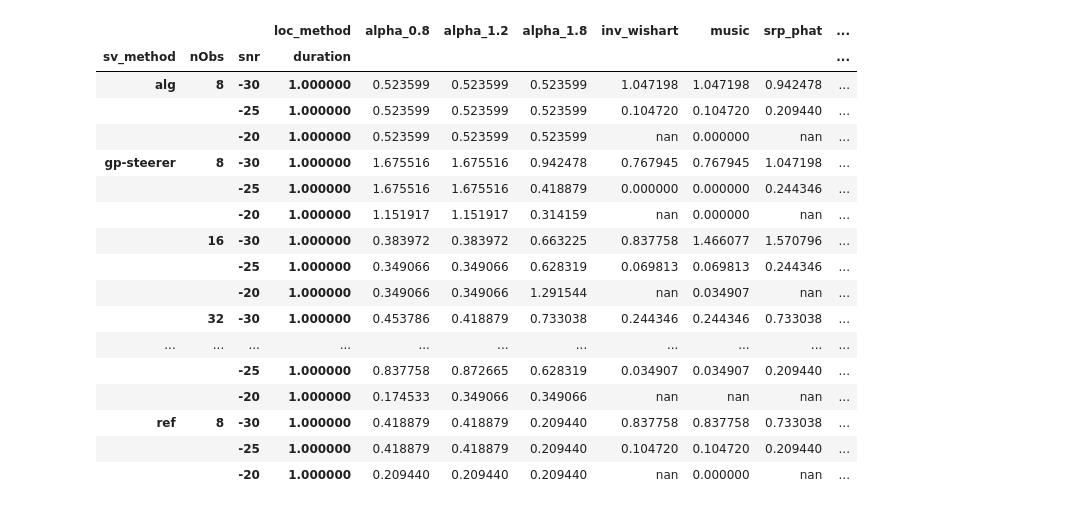
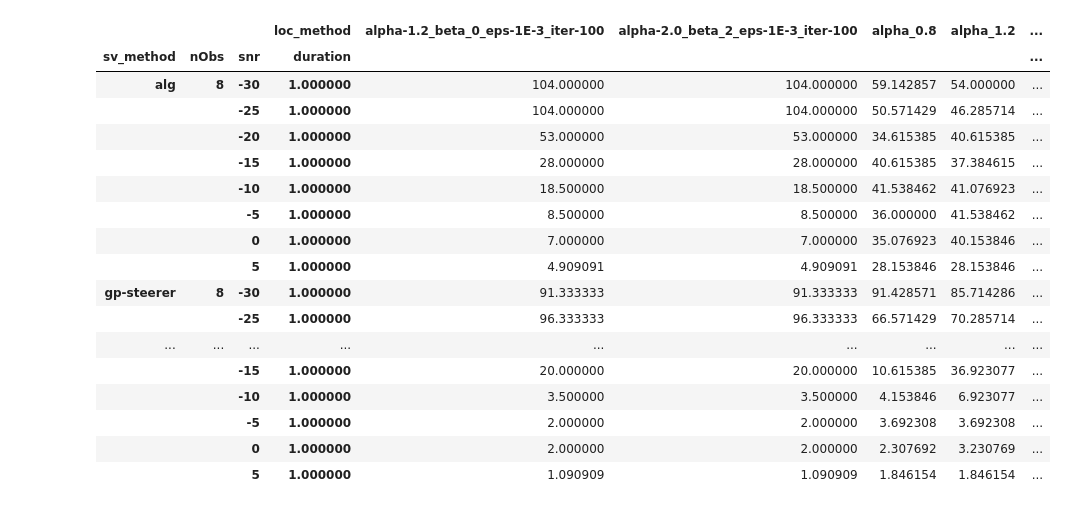
Before and after one commit to Chutlhu/shamans, a Jupyter notebook: analysize_results_exp1.ipynb, the cells around one changed output. Cells and saved outputs as stored; diff of their text form; code cells hidden in the pictures.

```diff
--- a/analysize_results_exp1.ipynb
+++ b/analysize_results_exp1.ipynb
@@ -35,26 +36,26 @@ sns.relplot(data=df, x='snr', y='error_s1', hue='nObs', style='sv_method', marke
 # %%
 df.pivot_table(
-        values='error_s1',
+        values='error_s1_',
         index=['sv_method', 'nObs', 'snr', 'duration'],
         columns='loc_method',
         aggfunc='mean'
 ).style.background_gradient(cmap='viridis', axis=1)
 # %% [output]
-|  |  |  | loc_method | alpha_0.8 | alpha_1.2 | alpha_1.8 | inv_wishart | music | srp_phat | ... |
-| sv_method | nObs | snr | duration |  |  |  |  |  |  | ... |
-| alg | 8 | -30 | 1.000000 | 0.523599 | 0.523599 | 0.523599 | 1.047198 | 1.047198 | 0.942478 | ... |
-|  |  | -25 | 1.000000 | 0.523599 | 0.523599 | 0.523599 | 0.104720 | 0.104720 | 0.209440 | ... |
-|  |  | -20 | 1.000000 | 0.523599 | 0.523599 | 0.523599 | nan | 0.000000 | nan | ... |
-| gp-steerer | 8 | -30 | 1.000000 | 1.675516 | 1.675516 | 0.942478 | 0.767945 | 0.767945 | 1.047198 | ... |
-|  |  | -25 | 1.000000 | 1.675516 | 1.675516 | 0.418879 | 0.000000 | 0.000000 | 0.244346 | ... |
-|  |  | -20 | 1.000000 | 1.151917 | 1.151917 | 0.314159 | nan | 0.000000 | nan | ... |
-|  | 16 | -30 | 1.000000 | 0.383972 | 0.383972 | 0.663225 | 0.837758 | 1.466077 | 1.570796 | ... |
-|  |  | -25 | 1.000000 | 0.349066 | 0.349066 | 0.628319 | 0.069813 | 0.069813 | 0.244346 | ... |
-|  |  | -20 | 1.000000 | 0.349066 | 0.349066 | 1.291544 | nan | 0.034907 | nan | ... |
-|  | 32 | -30 | 1.000000 | 0.453786 | 0.418879 | 0.733038 | 0.244346 | 0.244346 | 0.733038 | ... |
-| ... | ... | ... | ... | ... | ... | ... | ... | ... | ... | ... |
-|  |  | -25 | 1.000000 | 0.837758 | 0.872665 | 0.628319 | 0.034907 | 0.034907 | 0.209440 | ... |
-|  |  | -20 | 1.000000 | 0.174533 | 0.349066 | 0.349066 | nan | nan | nan | ... |
-| ref | 8 | -30 | 1.000000 | 0.418879 | 0.418879 | 0.209440 | 0.837758 | 0.837758 | 0.733038 | ... |
-|  |  | -25 | 1.000000 | 0.418879 | 0.418879 | 0.209440 | 0.104720 | 0.104720 | 0.209440 | ... |
-|  |  | -20 | 1.000000 | 0.209440 | 0.209440 | 0.209440 | nan | 0.000000 | nan | ... |
+|  |  |  | loc_method | alpha-1.2_beta_0_eps-1E-3_iter-100 | alpha-2.0_beta_2_eps-1E-3_iter-100 | alpha_0.8 | alpha_1.2 | ... |
+| sv_method | nObs | snr | duration |  |  |  |  | ... |
+| alg | 8 | -30 | 1.000000 | 104.000000 | 104.000000 | 59.142857 | 54.000000 | ... |
+|  |  | -25 | 1.000000 | 104.000000 | 104.000000 | 50.571429 | 46.285714 | ... |
+|  |  | -20 | 1.000000 | 53.000000 | 53.000000 | 34.615385 | 40.615385 | ... |
+|  |  | -15 | 1.000000 | 28.000000 | 28.000000 | 40.615385 | 37.384615 | ... |
+|  |  | -10 | 1.000000 | 18.500000 | 18.500000 | 41.538462 | 41.076923 | ... |
+|  |  | -5 | 1.000000 | 8.500000 | 8.500000 | 36.000000 | 41.538462 | ... |
+|  |  | 0 | 1.000000 | 7.000000 | 7.000000 | 35.076923 | 40.153846 | ... |
+|  |  | 5 | 1.000000 | 4.909091 | 4.909091 | 28.153846 | 28.153846 | ... |
+| gp-steerer | 8 | -30 | 1.000000 | 91.333333 | 91.333333 | 91.428571 | 85.714286 | ... |
+|  |  | -25 | 1.000000 | 96.333333 | 96.333333 | 66.571429 | 70.285714 | ... |
+| ... | ... | ... | ... | ... | ... | ... | ... | ... |
+|  |  | -15 | 1.000000 | 20.000000 | 20.000000 | 10.615385 | 36.923077 | ... |
+|  |  | -10 | 1.000000 | 3.500000 | 3.500000 | 4.153846 | 6.923077 | ... |
+|  |  | -5 | 1.000000 | 2.000000 | 2.000000 | 3.692308 | 3.692308 | ... |
+|  |  | 0 | 1.000000 | 2.000000 | 2.000000 | 2.307692 | 3.230769 | ... |
+|  |  | 5 | 1.000000 | 1.090909 | 1.090909 | 1.846154 | 1.846154 | ... |
```
Also changed, not shown: parts of 2 cells of this notebook, 9 other files.
